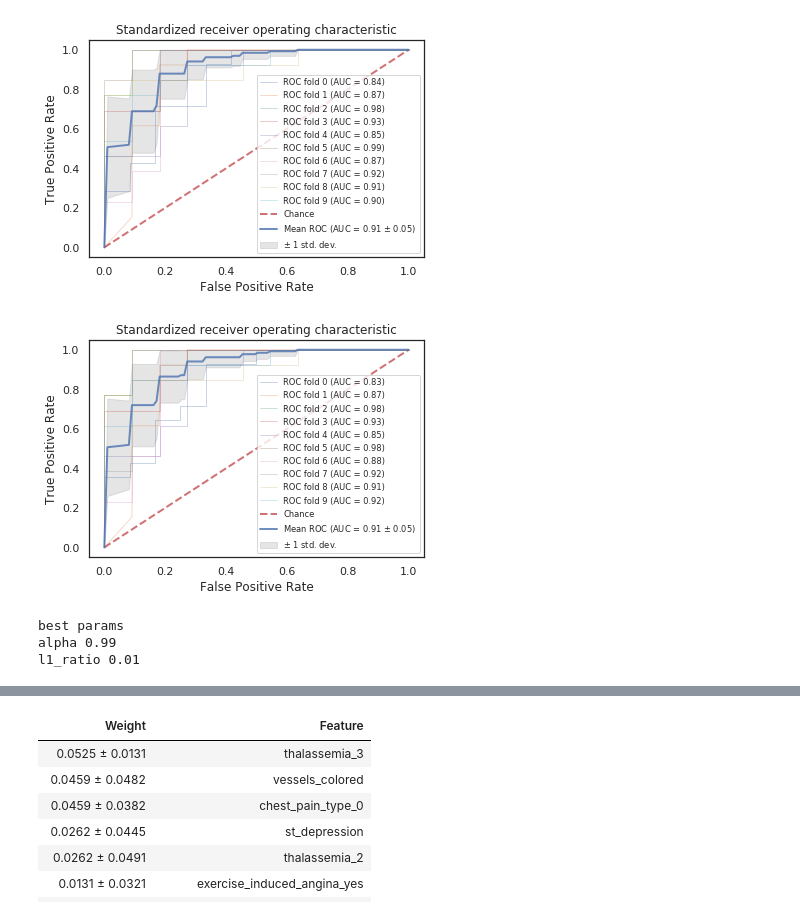
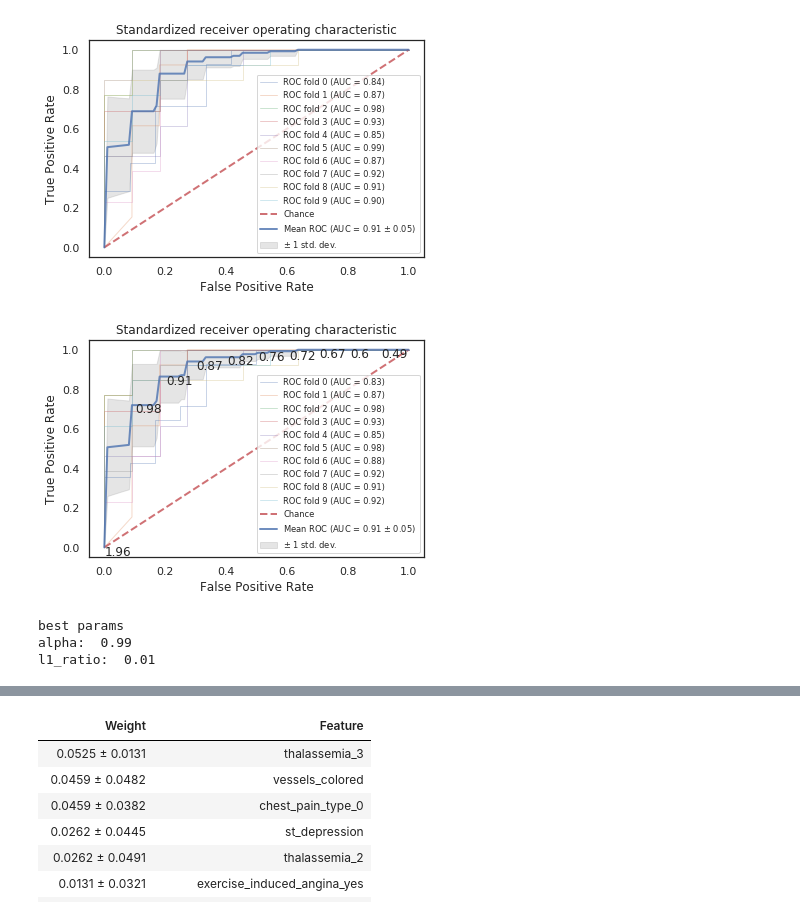
Before and after one commit to airnel48/Heart-Disease-Prediction, a Jupyter notebook: Predict-Heart-Disease-Cleveland-Database.ipynb, the cells around one changed output, grey strips where cells are left out. Cells and saved outputs as stored; diff of their text form; code cells hidden in the pictures.

```diff
--- a/Predict-Heart-Disease-Cleveland-Database.ipynb
+++ b/Predict-Heart-Disease-Cleveland-Database.ipynb
@@ -618,9 +614,7 @@ standardized_model_output()
 # %% [output]
 [figure]
 # %%
-# tune parameters for final model
-
-# stochastic gradient descent
+# tune parameters for final model - stochastic gradient descent
 
 from sklearn.linear_model import SGDClassifier
 
@@ -634,10 +628,11 @@ classifier = GridSearchCV(estimator=model, cv=cv, param_grid=parameters, n_jobs=
 
 # IS THIS NECESSARY OR CAN WE JUST USE THE FXN ABOVE?
 def standardized_model_output():
-
+    thresh = []
     tprs = []
     aucs = []
     mean_fpr = np.linspace(0, 1, 100)
+    mean_thresh = np.linspace(0, 1, 100)
 
     # fit model
     i = 0
@@ -650,6 +645,7 @@ def standardized_model_output():
         # compute receiver operator curve (ROC) and area the curve(AUC)
         fpr, tpr, thresholds = roc_curve(y_train.iloc[test], probas_[:, 1])
         tprs.append(interp(mean_fpr, fpr, tpr))
+        thresh.append(interp(mean_thresh, tpr, thresholds))
         tprs[-1][0] = 0.0
         roc_auc = auc(fpr, tpr)
         aucs.append(roc_auc)
@@ -660,36 +656,42 @@ def standardized_model_output():
     # plot ROC
     plt.plot([0, 1], [0, 1], linestyle='--', lw=2, color='r',
              label='Chance', alpha=.8)
     mean_tpr = np.mean(tprs, axis=0)
+    mean_thresh = np.mean(thresh, axis=0)
     mean_tpr[-1] = 1.0
     mean_auc = auc(mean_fpr, mean_tpr)
     std_auc = np.std(aucs)
     plt.plot(mean_fpr, mean_tpr, color='b',
              label=r'Mean ROC (AUC = %0.2f $\pm$ %0.2f)' % (mean_auc, std_auc),
              lw=2, alpha=.8)
     std_tpr = np.std(tprs, axis=0)
     tprs_upper = np.minimum(mean_tpr + std_tpr, 1)
     tprs_lower = np.maximum(mean_tpr - std_tpr, 0)
     plt.fill_between(mean_fpr, tprs_lower, tprs_upper, color='grey', alpha=.2,
                      label=r'$\pm$ 1 std. dev.')
     plt.xlim([-0.05, 1.05])
     plt.ylim([-0.05, 1.05])
     plt.xlabel('False Positive Rate')
     plt.ylabel('True Positive Rate')
     plt.title('Standardized receiver operating characteristic')
     plt.legend(loc="lower right", fontsize="x-small")
+    for x, y, txt in zip(mean_fpr[::10], mean_tpr[::10], mean_thresh[::10]):
+        plt.annotate(np.round(txt,2), (x, y-0.04))
     plt.show()
 
 standardized_model_output()
 #0.9 +- 0.4
+#0.91 +- 0.05
 
 # output best parameters
 best_parameters = classifier.best_estimator_.get_params()
 print("best params")
-for param_name in sorted(parameters.keys()):
-    print(param_name, best_parameters[param_name])
+alph = best_parameters['alpha']
+l1 = best_parameters['l1_ratio']
+print("alpha: ",alph)
+print("l1_ratio: ",l1)
 # %% [output]
-[figure, old version]
+[figure, new version]
 best params
-alpha 0.99
-l1_ratio 0.01
+alpha:  0.99
+l1_ratio:  0.01
```
Also changed, not shown: parts of 15 cells of this notebook.
